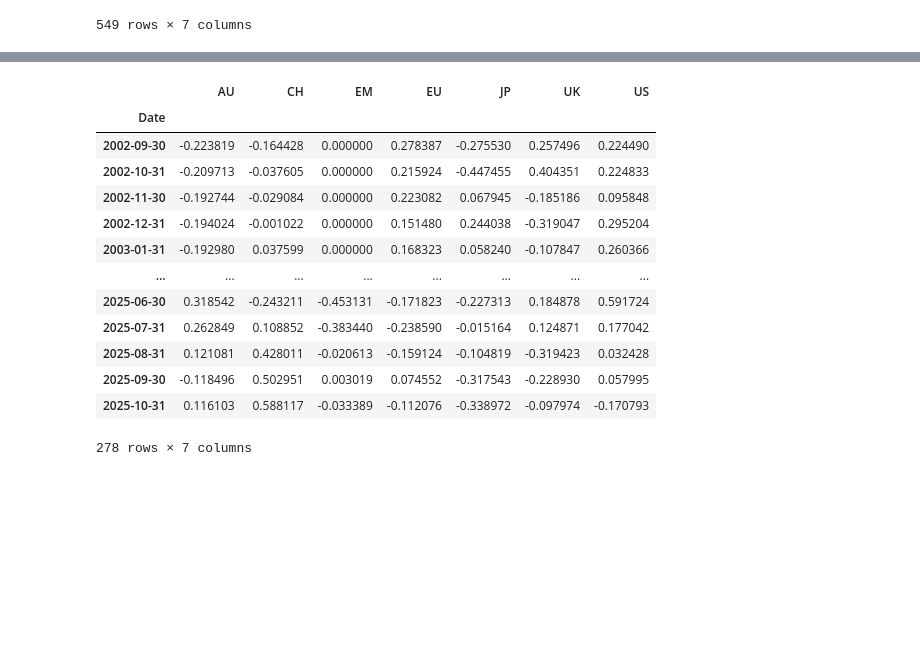
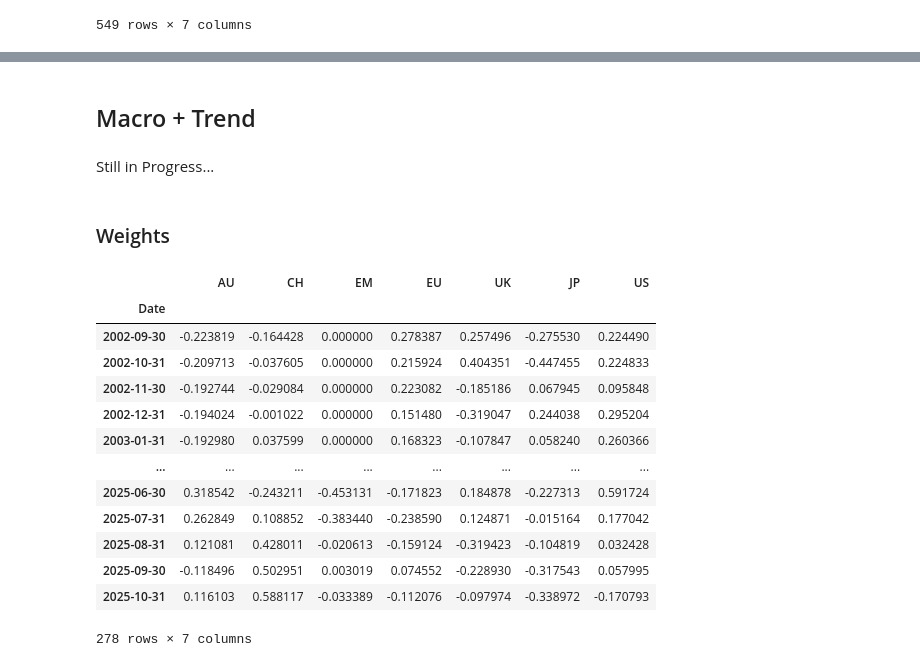
Before and after one commit to DanUZH/PMP_December_8, a Jupyter notebook: Code/Combined_Portfolio.ipynb, the cells around one changed output, grey strips where cells are left out. Saved outputs shown, nothing was run; the diff lists cells and outputs as text; code cells hidden in the pictures; blank space fills up the shorter version.

```diff
--- a/Code/Combined_Portfolio.ipynb
+++ b/Code/Combined_Portfolio.ipynb
@@ -157,20 +178,6 @@ macroRS_weights = extract_clean_weights(macroRS_equity)
-# %%
-fund, macro = fundamental_weights.align(macroRS_weights, join="inner")
-combined_weights = 0.5 * fundamental_weights + 0.5 * macroRS_weights
-combined_weights.dropna(how="all", inplace=True)
-combined_weights
-# %% [output]
-|  | AU | CH | EM | EU | JP | UK | US |
-| Date |  |  |  |  |  |  |  |
-| 2002-09-30 | -0.223819 | -0.164428 | 0.000000 | 0.278387 | -0.275530 | 0.257496 | 0.224490 |
-| 2002-10-31 | -0.209713 | -0.037605 | 0.000000 | 0.215924 | -0.447455 | 0.404351 | 0.224833 |
-| 2002-11-30 | -0.192744 | -0.029084 | 0.000000 | 0.223082 | 0.067945 | -0.185186 | 0.095848 |
-| 2002-12-31 | -0.194024 | -0.001022 | 0.000000 | 0.151480 | 0.244038 | -0.319047 | 0.295204 |
-| 2003-01-31 | -0.192980 | 0.037599 | 0.000000 | 0.168323 | 0.058240 | -0.107847 | 0.260366 |
-| ... | ... | ... | ... | ... | ... | ... | ... |
-| 2025-06-30 | 0.318542 | -0.243211 | -0.453131 | -0.171823 | -0.227313 | 0.184878 | 0.591724 |
-| 2025-07-31 | 0.262849 | 0.108852 | -0.383440 | -0.238590 | -0.015164 | 0.124871 | 0.177042 |
-| 2025-08-31 | 0.121081 | 0.428011 | -0.020613 | -0.159124 | -0.104819 | -0.319423 | 0.032428 |
-| 2025-09-30 | -0.118496 | 0.502951 | 0.003019 | 0.074552 | -0.317543 | -0.228930 | 0.057995 |
-| 2025-10-31 | 0.116103 | 0.588117 | -0.033389 | -0.112076 | -0.338972 | -0.097974 | -0.170793 |
-278 rows × 7 columns
+# %% [markdown]
+## Macro + Trend
+# %% [markdown]
+Still in Progress...
+# %% [markdown]
+### Weights
@@ -177 +200,21 @@ combined_weights
+# %%
+fund, macro = fundamental_weights.align(macroRS_weights, join="inner")
+combined_weights = 0.5 * fund + 0.5 * macro
+combined_weights.dropna(how="all", inplace=True)
+combined_weights
+# %% [output]
+|  | AU | CH | EM | EU | UK | JP | US |
+| Date |  |  |  |  |  |  |  |
+| 2002-09-30 | -0.223819 | -0.164428 | 0.000000 | 0.278387 | 0.257496 | -0.275530 | 0.224490 |
+| 2002-10-31 | -0.209713 | -0.037605 | 0.000000 | 0.215924 | 0.404351 | -0.447455 | 0.224833 |
+| 2002-11-30 | -0.192744 | -0.029084 | 0.000000 | 0.223082 | -0.185186 | 0.067945 | 0.095848 |
+| 2002-12-31 | -0.194024 | -0.001022 | 0.000000 | 0.151480 | -0.319047 | 0.244038 | 0.295204 |
+| 2003-01-31 | -0.192980 | 0.037599 | 0.000000 | 0.168323 | -0.107847 | 0.058240 | 0.260366 |
+| ... | ... | ... | ... | ... | ... | ... | ... |
+| 2025-06-30 | 0.318542 | -0.243211 | -0.453131 | -0.171823 | 0.184878 | -0.227313 | 0.591724 |
+| 2025-07-31 | 0.262849 | 0.108852 | -0.383440 | -0.238590 | 0.124871 | -0.015164 | 0.177042 |
+| 2025-08-31 | 0.121081 | 0.428011 | -0.020613 | -0.159124 | -0.319423 | -0.104819 | 0.032428 |
+| 2025-09-30 | -0.118496 | 0.502951 | 0.003019 | 0.074552 | -0.228930 | -0.317543 | 0.057995 |
+| 2025-10-31 | 0.116103 | 0.588117 | -0.033389 | -0.112076 | -0.097974 | -0.338972 | -0.170793 |
+278 rows × 7 columns
 # %% [markdown]
```
Also changed, not shown: parts of 13 cells of this notebook, 10 other files.
